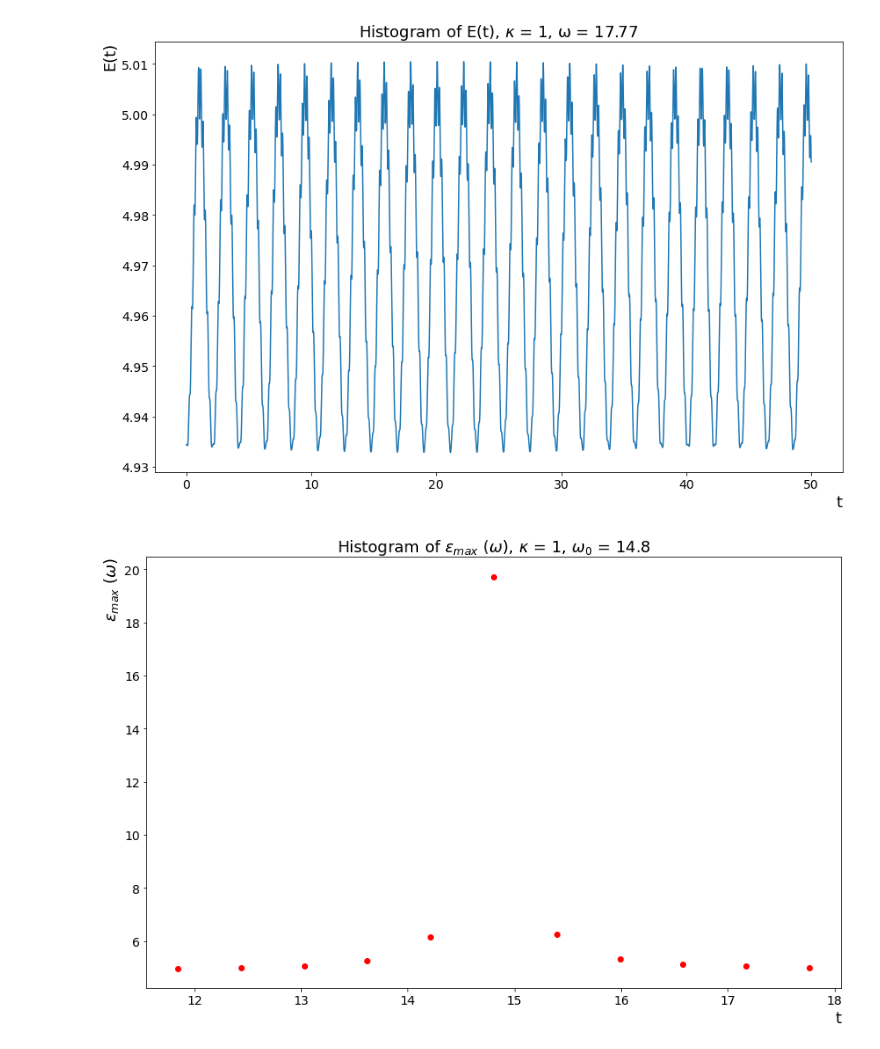
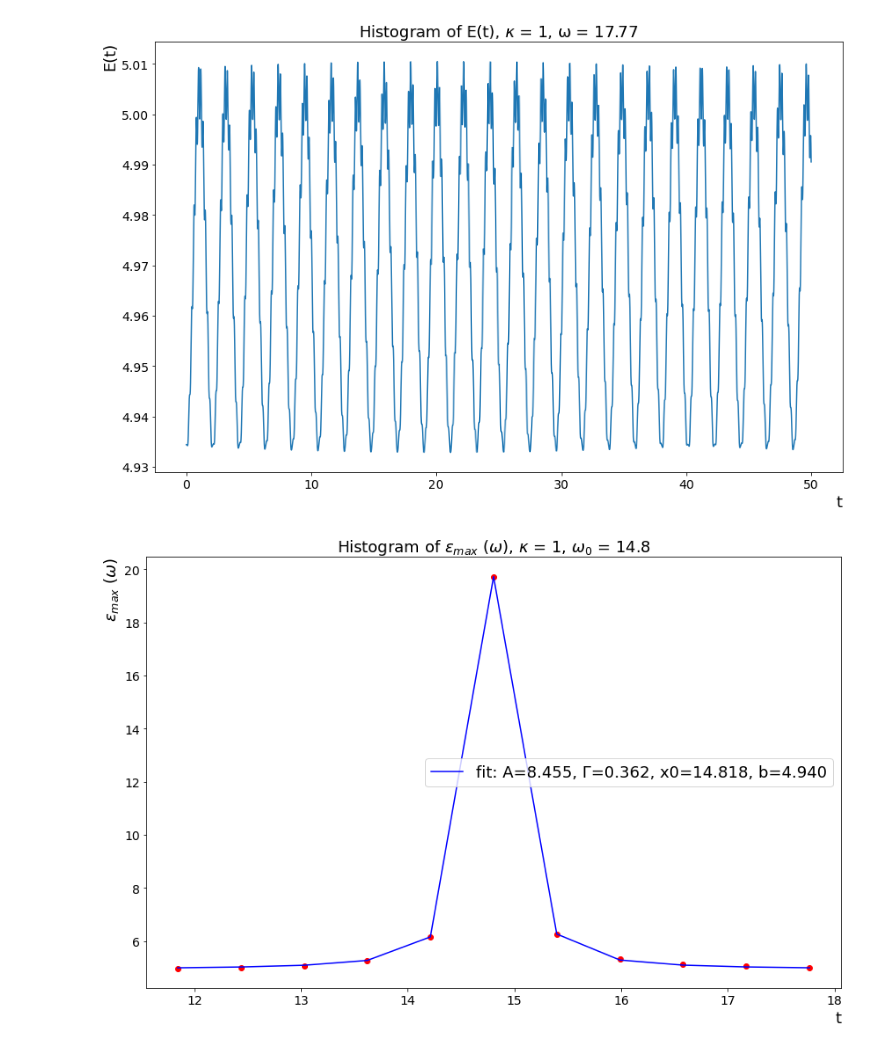
Before and after one commit to julnow/KMS, a Jupyter notebook: 3/kms3.ipynb, the cells around one changed output. Drawn from its saved outputs; the diff is of its cells as text; code cells hidden in the pictures.

Commit message:
lorentzian fit

```diff
--- a/3/kms3.ipynb
+++ b/3/kms3.ipynb
@@ -135,23 +138,28 @@ histogram(E, T, 'Ε(t)', info, 0)
 # %% [output]
 [figure]
 # %%
+def lorentzian(x, A, Γ, x0, b):
+    return A*(1/pi) * (Γ/2) / ((x-x0)**2+(Γ/2)**2) + b
+
 def histogram_fit(var, time, name, info, ticks = 0):
     fig, ax = plt.subplots(figsize=(12,8))
     plt.title(r'Histogram of ' + name + ', '+ info, fontsize=18)
     plt.xlabel('t', fontsize=18, loc='right')
     plt.ylabel(name, fontsize=18, loc='top')
-    if (ticks == 1):
-        plt.yticks(np.arange(min(var)-2, max(var)+2, step=.1))
-        # ax.get_yaxis().get_major_formatter().set_scientific(False)
-        # ax.get_yaxis().get_major_formatter().set_useOffset(False)
-    #plt.yscale('log')
+    #points
     plt.plot(time, var, 'o', linestyle='None', color='red')
+    #fit
+    popt, pcov = curve_fit(lorentzian, time, var, bounds = ((0, 0, 13, 0), (np.inf, np.inf, 16, np.inf)))
+    plt.plot(time, lorentzian(time, *popt), 'b-',
+         label='fit: A=%5.3f, Γ=%5.3f, x0=%5.3f, b=%5.3f' % tuple(popt))
+
     ax.tick_params(axis='both', which='major', labelsize=14)
     # plt.yticks(np.arange(min(var), max(var), step=0.01))
     fig.tight_layout()
+    plt.legend(fontsize=18)
     # plt.savefig(directory+'/wykresy/' + name + '_' + info + '.png')
     plt.show()
 
 histogram_fit(epsilons, omegas, r'$\epsilon_{max}$ ($\omega$)', '$κ$ = ' + str(κ) + ', $ω_0$ = ' + str(round(3 * pi**2 / 2, 2)), 0)
 # %% [output]
-[figure, old version]
+[figure, new version]
```
Also changed, not shown: parts of 2 cells of this notebook.
